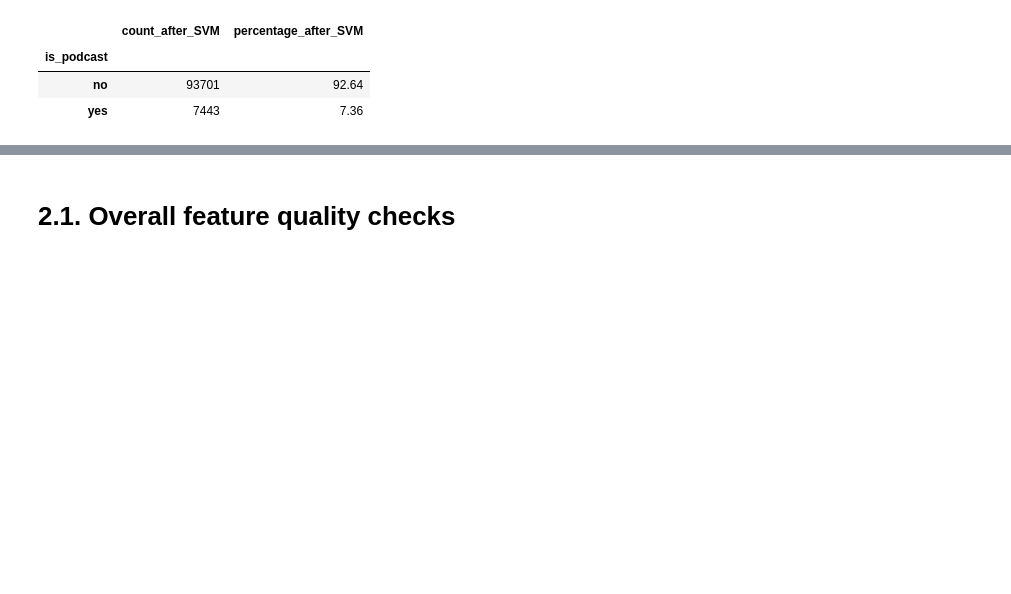
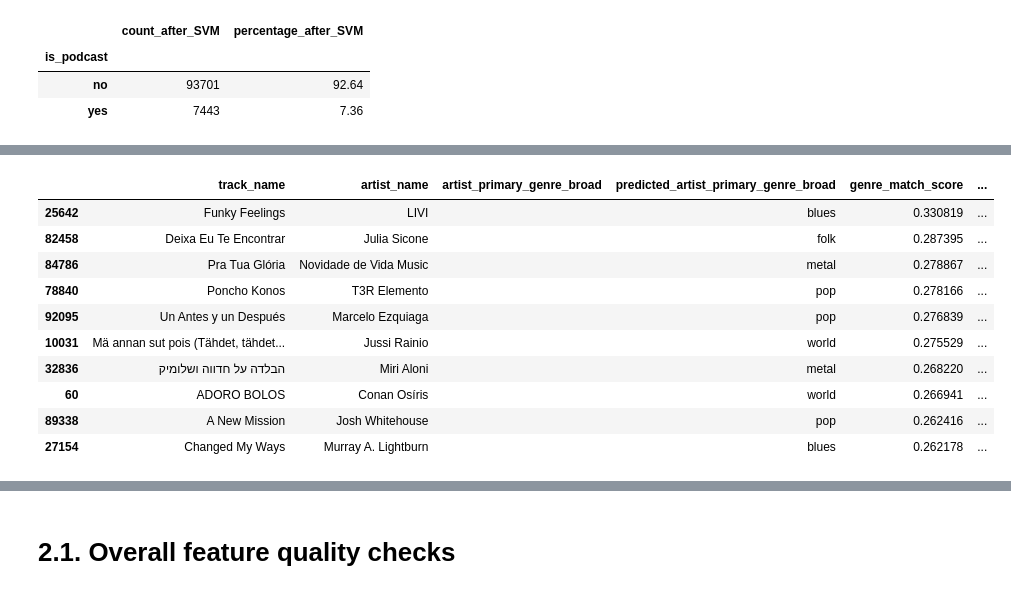
Before and after one commit to ds25m025edbertolima/soe-spotify, a Jupyter notebook: notebooks/4-exploratory-data-analysis.ipynb, the cells around one changed output, grey strips where cells are left out. Cells and saved outputs as stored; diff of their text form; code cells hidden in the pictures; blank space fills up the shorter version.

```diff
--- a/notebooks/4-exploratory-data-analysis.ipynb
+++ b/notebooks/4-exploratory-data-analysis.ipynb
@@ -499,0 +566,42 @@ podcast_summary
+# %%
+from sklearn.preprocessing import StandardScaler
+from sklearn.neighbors import NearestNeighbors
+
+df_missing_for_match = df_missing_genre.dropna(subset=genre_features).copy()
+
+scaler = StandardScaler()
+
+X_genres = scaler.fit_transform(genre_profiles[genre_features])
+X_missing = scaler.transform(df_missing_for_match[genre_features])
+
+nn = NearestNeighbors(n_neighbors=1, metric="euclidean")
+nn.fit(X_genres)
+
+distances, indices = nn.kneighbors(X_missing)
+
+df_missing_for_match["predicted_artist_primary_genre_broad"] = genre_profiles.index[indices.flatten()]
+df_missing_for_match["genre_match_distance"] = distances.flatten()
+df_missing_for_match["genre_match_score"] = 1 / (1 + df_missing_for_match["genre_match_distance"])
+
+df_missing_for_match[
+    [
+        "track_name",
+        "artist_name",
+        target_genre_col,
+        "predicted_artist_primary_genre_broad",
+        "genre_match_score",
+        "genre_match_distance"
+    ]
+].sort_values("genre_match_score", ascending=False).head(10)
+# %% [output]
+|  | track_name | artist_name | artist_primary_genre_broad | predicted_artist_primary_genre_broad | genre_match_score | ... |
+| 25642 | Funky Feelings | LIVI |  | blues | 0.330819 | ... |
+| 82458 | Deixa Eu Te Encontrar | Julia Sicone |  | folk | 0.287395 | ... |
+| 84786 | Pra Tua Glória | Novidade de Vida Music |  | metal | 0.278867 | ... |
+| 78840 | Poncho Konos | T3R Elemento |  | pop | 0.278166 | ... |
+| 92095 | Un Antes y un Después | Marcelo Ezquiaga |  | pop | 0.276839 | ... |
+| 10031 | Mä annan sut pois (Tähdet, tähdet... | Jussi Rainio |  | world | 0.275529 | ... |
+| 32836 | הבלדה על חדווה ושלומיק | Miri Aloni |  | metal | 0.268220 | ... |
+| 60 | ADORO BOLOS | Conan Osíris |  | world | 0.266941 | ... |
+| 89338 | A New Mission | Josh Whitehouse |  | pop | 0.262416 | ... |
+| 27154 | Changed My Ways | Murray A. Lightburn |  | blues | 0.262178 | ... |
```
Also changed, not shown: parts of 6 cells of this notebook.
